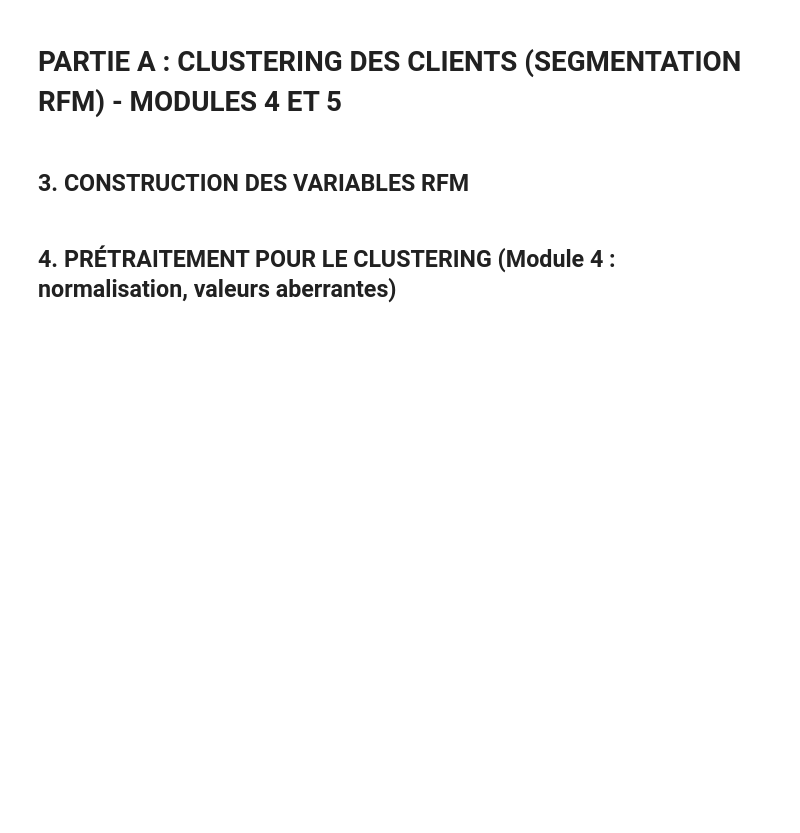
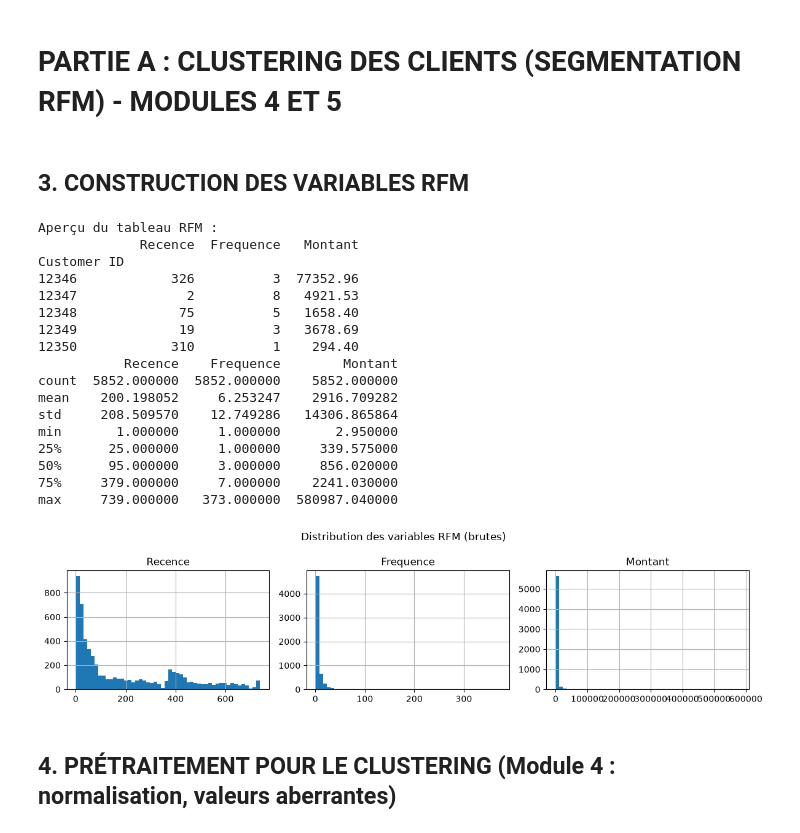
Before and after one commit to oeudiredoli-dev/online-retail-customer-segmentation, a Jupyter notebook: projet_online_retail.ipynb, the cells around one changed output. Saved outputs shown, nothing was run; the diff lists cells and outputs as text; code cells hidden in the pictures; blank space fills up the shorter version.

```diff
--- a/projet_online_retail.ipynb
+++ b/projet_online_retail.ipynb
@@ -80,28 +109,31 @@ print(df.isnull().sum())
 # -----------------------------------------------------------------------------
 # 2.1 On supprime les lignes sans identifiant client (impossible de segmenter
 #     un client que l'on ne connaît pas).
-df = df.dropna(subset=["CustomerID"])
+df = df.dropna(subset=["Customer ID"])
+df["Customer ID"] = df["Customer ID"].astype(int)
 
-# 2.2 On supprime les doublons exacts.
+# 2.2 On supprime les doublons exacts. Les deux feuilles se chevauchent
+#     (1er au 9 décembre 2010) : ces lignes en double sont aussi supprimées ici.
 df = df.drop_duplicates()
 
-# 2.3 Les factures dont le numéro commence par "C" sont des annulations.
+# 2.3 On retire les lignes qui ne sont pas des produits : frais de port,
+#     commissions, ajustements manuels, remises, frais bancaires...
+codes_non_produits = ["POST", "DOT", "M", "C2", "D", "S", "B", "BANK CHARGES",
+                      "ADJUST", "ADJUST2", "AMAZONFEE", "PADS", "CRUK", "TEST001", "TEST002"]
+df = df[~df["StockCode"].astype(str).isin(codes_non_produits)]
+
+# 2.4 Les factures dont le numéro commence par "C" sont des annulations.
 #     On les met de côté : elles serviront plus tard comme variable (Partie B).
-df["InvoiceNo"] = df["InvoiceNo"].astype(str)
-annulations = df[df["InvoiceNo"].str.startswith("C")]
-df = df[~df["InvoiceNo"].str.startswith("C")]
+df["Invoice"] = df["Invoice"].astype(str)
+annulations = df[df["Invoice"].str.startswith("C")]
+df = df[~df["Invoice"].str.startswith("C")]
 
-# 2.4 On garde seulement les quantités et prix strictement positifs.
-df = df[(df["Quantity"] > 0) & (df["UnitPrice"] > 0)]
+# 2.5 On garde seulement les quantités et prix strictement positifs.
+df = df[(df["Quantity"] > 0) & (df["Price"] > 0)]
 
-# 2.5 Création du montant de chaque ligne.
-df["TotalPrice"] = df["Quantity"] * df["UnitPrice"]
+# 2.6 Création du montant de chaque ligne.
+df["TotalPrice"] = df["Quantity"] * df["Price"]
 
 print("\nDimensions après nettoyage :", df.shape)
-print("Nombre de clients uniques :", df["CustomerID"].nunique())
+print("Nombre de clients uniques :", df["Customer ID"].nunique())
 print("Période :", df["InvoiceDate"].min(), "->", df["InvoiceDate"].max())
-
-
-# =============================================================================
-#  PARTIE A : CLUSTERING DES CLIENTS (SEGMENTATION RFM) - MODULES 4 ET 5
-# =============================================================================
@@ -112,29 +148,48 @@ print("Période :", df["InvoiceDate"].min(), "->", df["InvoiceDate"].max())
 # %%
 # 3. CONSTRUCTION DES VARIABLES RFM
 # -----------------------------------------------------------------------------
 # R = Récence   : nombre de jours depuis le dernier achat
 # F = Fréquence : nombre de factures différentes
 # M = Montant   : somme totale dépensée
 # Date de référence = lendemain du dernier achat présent dans les données.
 date_reference = df["InvoiceDate"].max() + pd.Timedelta(days=1)
 
-dernier_achat = df.groupby("CustomerID")["InvoiceDate"].max()
+dernier_achat = df.groupby("Customer ID")["InvoiceDate"].max()
 
 rfm = pd.DataFrame()
 rfm["Recence"] = (date_reference - dernier_achat).dt.days
-rfm["Frequence"] = df.groupby("CustomerID")["InvoiceNo"].nunique()
-rfm["Montant"] = df.groupby("CustomerID")["TotalPrice"].sum()
+rfm["Frequence"] = df.groupby("Customer ID")["Invoice"].nunique()
+rfm["Montant"] = df.groupby("Customer ID")["TotalPrice"].sum()
 
 print("\nAperçu du tableau RFM :")
 print(rfm.head())
 print(rfm.describe())
 
 # Histogrammes : les distributions sont très asymétriques (quelques très gros clients)
 rfm.hist(bins=50, figsize=(12, 3), layout=(1, 3))
 plt.suptitle("Distribution des variables RFM (brutes)")
 plt.tight_layout()
 plt.savefig("figures/01_distribution_rfm.png")
 plt.show()
+# %% [output]
+Aperçu du tableau RFM :
+             Recence  Frequence   Montant
+Customer ID
+12346            326          3  77352.96
+12347              2          8   4921.53
+12348             75          5   1658.40
+12349             19          3   3678.69
+12350            310          1    294.40
+           Recence    Frequence        Montant
+count  5852.000000  5852.000000    5852.000000
+mean    200.198052     6.253247    2916.709282
+std     208.509570    12.749286   14306.865864
+min       1.000000     1.000000       2.950000
+25%      25.000000     1.000000     339.575000
+50%      95.000000     3.000000     856.020000
+75%     379.000000     7.000000    2241.030000
+max     739.000000   373.000000  580987.040000
+[figure, added]
 # %% [markdown]
 ## 4. PRÉTRAITEMENT POUR LE CLUSTERING (Module 4 : normalisation, valeurs aberrantes)
 # %%
```
Also changed, not shown: parts of 25 cells of this notebook, 1 other file.
